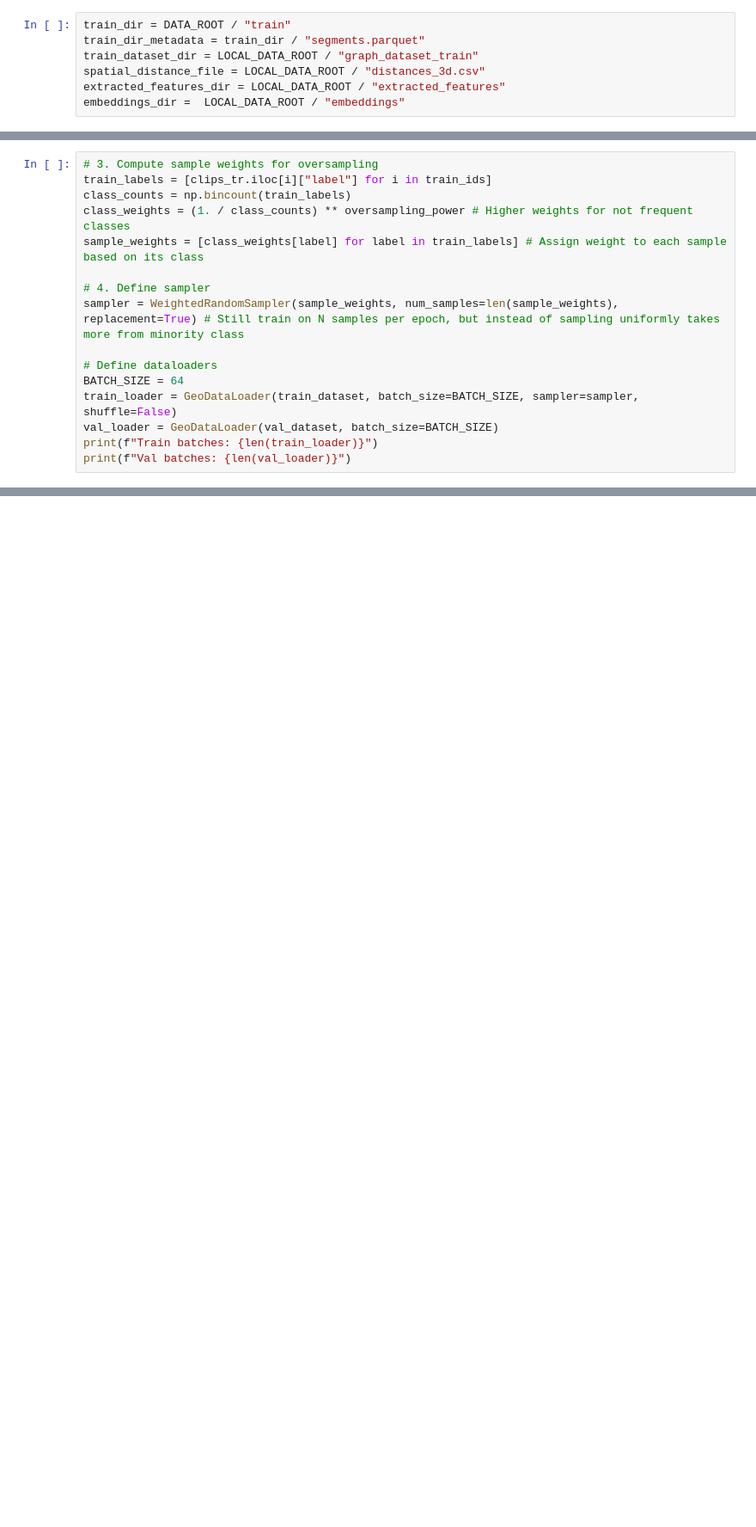
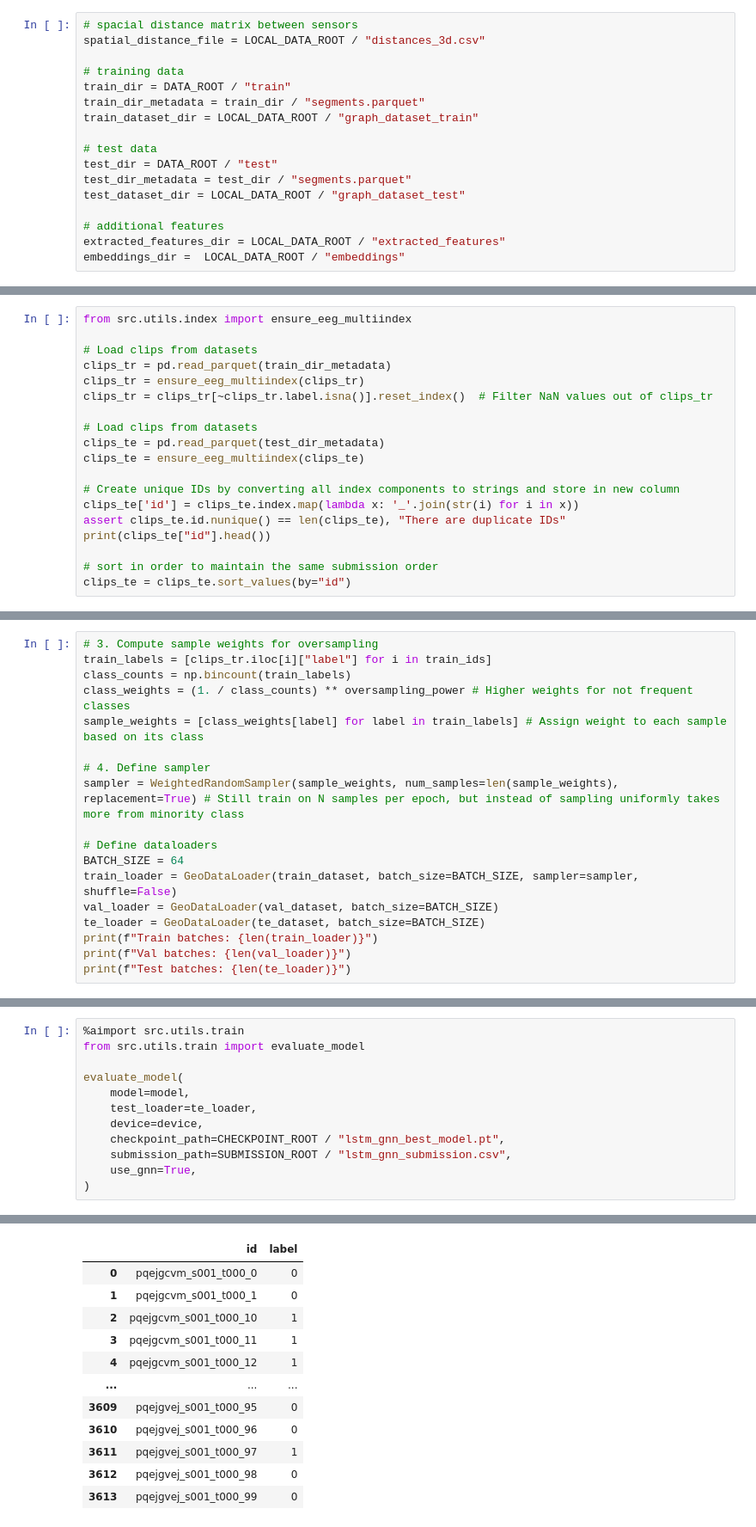
Before and after one commit to NeuroNML/NeuroGraphNet, a Jupyter notebook: neuro-eeg-new.ipynb, the cells around one changed output, grey strips where cells are left out. Shown at 86% size. Drawn from its saved outputs; the diff is of its cells as text; blank space fills up the shorter version.

```diff
--- a/neuro-eeg-new.ipynb
+++ b/neuro-eeg-new.ipynb
@@ -54,9 +58,19 @@ print("Using device:", device)
 #         process.terminate()
 #         process.wait()
 # %%
+# spacial distance matrix between sensors
+spatial_distance_file = LOCAL_DATA_ROOT / "distances_3d.csv"
+
+# training data
 train_dir = DATA_ROOT / "train"
 train_dir_metadata = train_dir / "segments.parquet"
 train_dataset_dir = LOCAL_DATA_ROOT / "graph_dataset_train"
-spatial_distance_file = LOCAL_DATA_ROOT / "distances_3d.csv"
+
+# test data
+test_dir = DATA_ROOT / "test"
+test_dir_metadata = test_dir / "segments.parquet"
+test_dataset_dir = LOCAL_DATA_ROOT / "graph_dataset_test"
+
+# additional features
 extracted_features_dir = LOCAL_DATA_ROOT / "extracted_features"
 embeddings_dir =  LOCAL_DATA_ROOT / "embeddings"
@@ -64,0 +77,19 @@ embeddings_dir =  LOCAL_DATA_ROOT / "embeddings"
+# %%
+from src.utils.index import ensure_eeg_multiindex
+
+# Load clips from datasets
+clips_tr = pd.read_parquet(train_dir_metadata)
+clips_tr = ensure_eeg_multiindex(clips_tr)
+clips_tr = clips_tr[~clips_tr.label.isna()].reset_index()  # Filter NaN values out of clips_tr
+
+# Load clips from datasets
+clips_te = pd.read_parquet(test_dir_metadata)
+clips_te = ensure_eeg_multiindex(clips_te)
+
+# Create unique IDs by converting all index components to strings and store in new column
+clips_te['id'] = clips_te.index.map(lambda x: '_'.join(str(i) for i in x))
+assert clips_te.id.nunique() == len(clips_te), "There are duplicate IDs"
+print(clips_te["id"].head())
+
+# sort in order to maintain the same submission order
+clips_te = clips_te.sort_values(by="id")
@@ -157,5 +299,7 @@ sampler = WeightedRandomSampler(sample_weights, num_samples=len(sample_weights),
 BATCH_SIZE = 64
 train_loader = GeoDataLoader(train_dataset, batch_size=BATCH_SIZE, sampler=sampler, shuffle=False)
 val_loader = GeoDataLoader(val_dataset, batch_size=BATCH_SIZE)
+te_loader = GeoDataLoader(te_dataset, batch_size=BATCH_SIZE)
 print(f"Train batches: {len(train_loader)}")
 print(f"Val batches: {len(val_loader)}")
+print(f"Test batches: {len(te_loader)}")
@@ -289,0 +485,13 @@ KeyboardInterrupt:
+# %%
+%aimport src.utils.train
+from src.utils.train import evaluate_model
+
+evaluate_model(
+    model=model,
+    test_loader=te_loader,
+    device=device,
+    checkpoint_path=CHECKPOINT_ROOT / "lstm_gnn_best_model.pt",
+    submission_path=SUBMISSION_ROOT / "lstm_gnn_submission.csv",
+    use_gnn=True,
+)
+# %% [output]
@@ -289,0 +515,12 @@ KeyboardInterrupt:
+|  | id | label |
+| 0 | pqejgcvm_s001_t000_0 | 0 |
+| 1 | pqejgcvm_s001_t000_1 | 0 |
+| 2 | pqejgcvm_s001_t000_10 | 1 |
+| 3 | pqejgcvm_s001_t000_11 | 1 |
+| 4 | pqejgcvm_s001_t000_12 | 1 |
+| ... | ... | ... |
+| 3609 | pqejgvej_s001_t000_95 | 0 |
+| 3610 | pqejgvej_s001_t000_96 | 0 |
+| 3611 | pqejgvej_s001_t000_97 | 1 |
+| 3612 | pqejgvej_s001_t000_98 | 0 |
+| 3613 | pqejgvej_s001_t000_99 | 0 |
```
Also changed, not shown: parts of 13 cells of this notebook, 5 other files.
